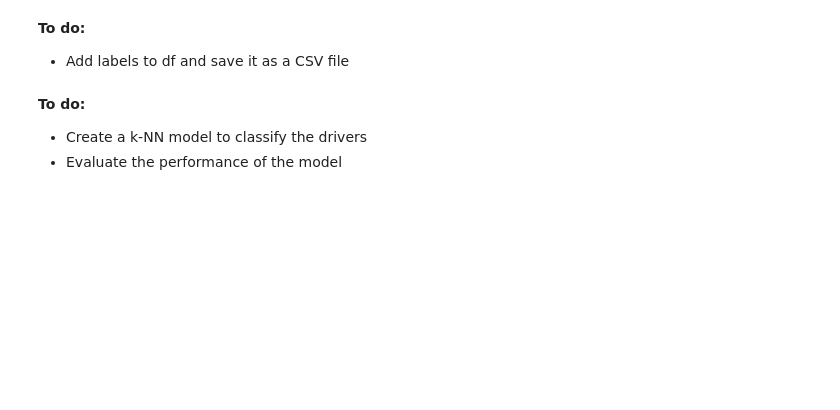
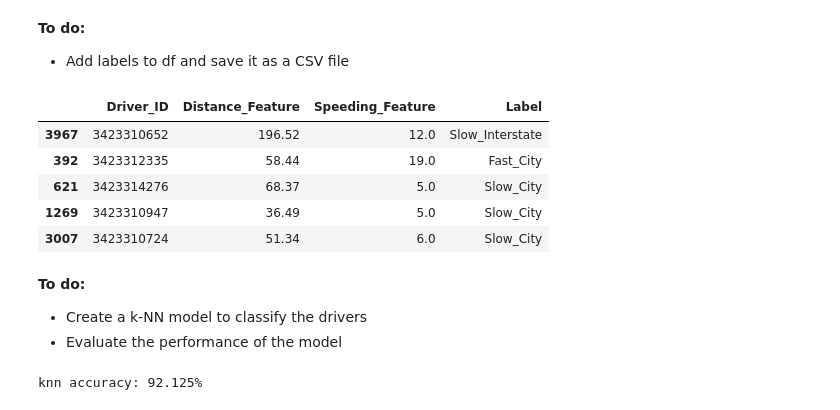
Before and after one commit to wooihaw/ai_with_python_2024, a Jupyter notebook: handson_4d.ipynb, the cells around one changed output. Saved outputs shown, nothing was run; the diff lists cells and outputs as text; code cells hidden in the pictures; blank space fills up the shorter version.

```diff
--- a/handson_4d.ipynb
+++ b/handson_4d.ipynb
@@ -38,7 +54,30 @@ plt.show()
 # %% [markdown]
 **To do:**
 - Add labels to df and save it as a CSV file
+# %%
+df["Label"] = km.labels_
+df["Label"] = df["Label"].map({0:"Slow_Interstate", 1:"Slow_City", 2:"Fast_Interstate", 3:"Fast_City"})
+df.sample(5)
+# %% [output]
+|  | Driver_ID | Distance_Feature | Speeding_Feature | Label |
+| 3967 | 3423310652 | 196.52 | 12.0 | Slow_Interstate |
+| 392 | 3423312335 | 58.44 | 19.0 | Fast_City |
+| 621 | 3423314276 | 68.37 | 5.0 | Slow_City |
+| 1269 | 3423310947 | 36.49 | 5.0 | Slow_City |
+| 3007 | 3423310724 | 51.34 | 6.0 | Slow_City |
 # %% [markdown]
 **To do:**
 - Create a k-NN model to classify the drivers
 - Evaluate the performance of the model
+# %%
+from sklearn.neighbors import KNeighborsClassifier
+from sklearn.model_selection import train_test_split as split
+
+X = df.drop(columns=["Label"])
+y = df["Label"]
+X_train, X_test, y_train, y_test = split(X, y, test_size=0.2, random_state=42)
+
+knn = KNeighborsClassifier().fit(X_train, y_train)
+print(f"knn accuracy: {knn.score(X_test, y_test):.3%}")
+# %% [output]
+knn accuracy: 92.125%
```
Also changed, not shown: parts of 2 cells of this notebook.
